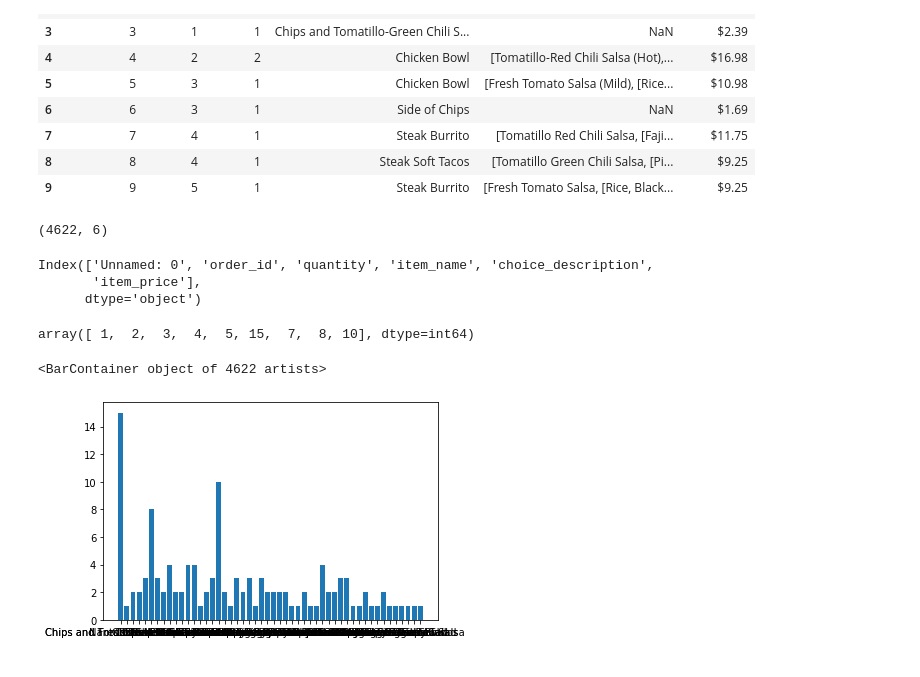
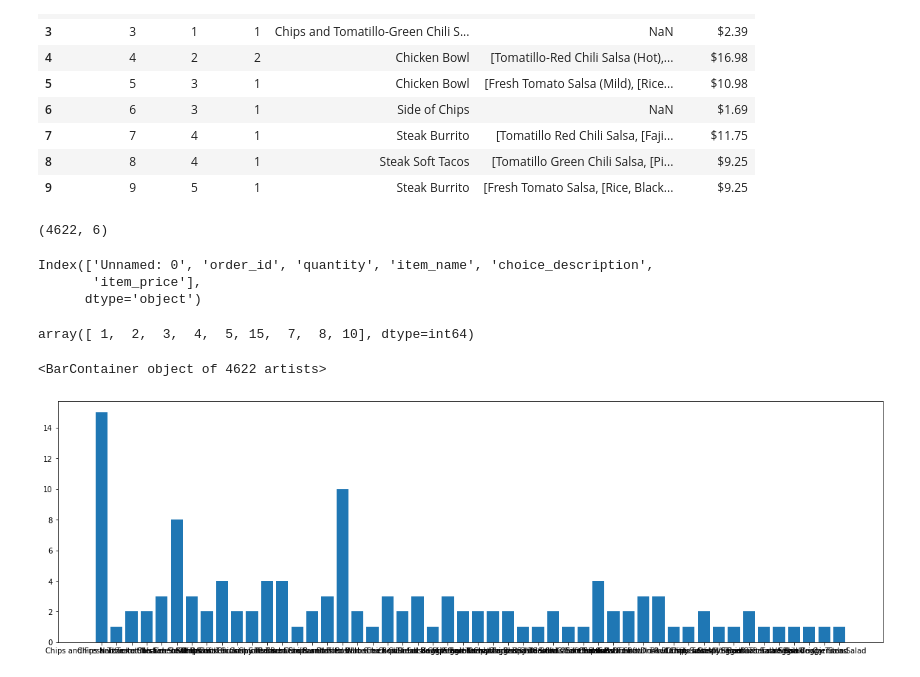
Before and after one commit to syvtoto/BigData, a Jupyter notebook: BigData_20-04.ipynb, the cells around one changed output. Cells and saved outputs as stored; diff of their text form; code cells hidden in the pictures.

```diff
--- a/BigData_20-04.ipynb
+++ b/BigData_20-04.ipynb
@@ -322,22 +335,26 @@ resto_data.head(10)
 | 7 | 7 | 4 | 1 | Steak Burrito | [Tomatillo Red Chili Salsa, [Faji... | $11.75 |
 | 8 | 8 | 4 | 1 | Steak Soft Tacos | [Tomatillo Green Chili Salsa, [Pi... | $9.25 |
 | 9 | 9 | 5 | 1 | Steak Burrito | [Fresh Tomato Salsa, [Rice, Black... | $9.25 |
-# %%
-resto_data.shape
-# %% [output]
-(4622, 6)
-# %%
-resto_data.columns
-# %% [output]
-Index(['Unnamed: 0', 'order_id', 'quantity', 'item_name', 'choice_description',
-       'item_price'],
-      dtype='object')
+# %%
+# 4
+resto_data.shape
+# %% [output]
+(4622, 6)
+# %%
+# 5
+resto_data.columns
+# %% [output]
+Index(['Unnamed: 0', 'order_id', 'quantity', 'item_name', 'choice_description',
+       'item_price'],
+      dtype='object')
 # %%
 resto_data.quantity.unique()
 # %% [output]
 array([ 1,  2,  3,  4,  5, 15,  7,  8, 10], dtype=int64)
 # %%
+plt.figure(figsize=(20,6))
+
 plt.bar(resto_data.item_name, resto_data.quantity)
 # %% [output]
 <BarContainer object of 4622 artists>
-[figure, old version]
+[figure, new version]
```
Also changed, not shown: parts of 9 cells of this notebook.
